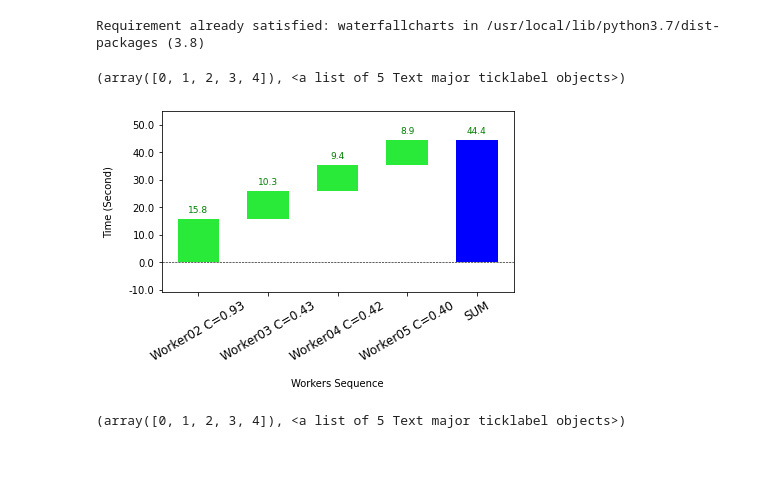
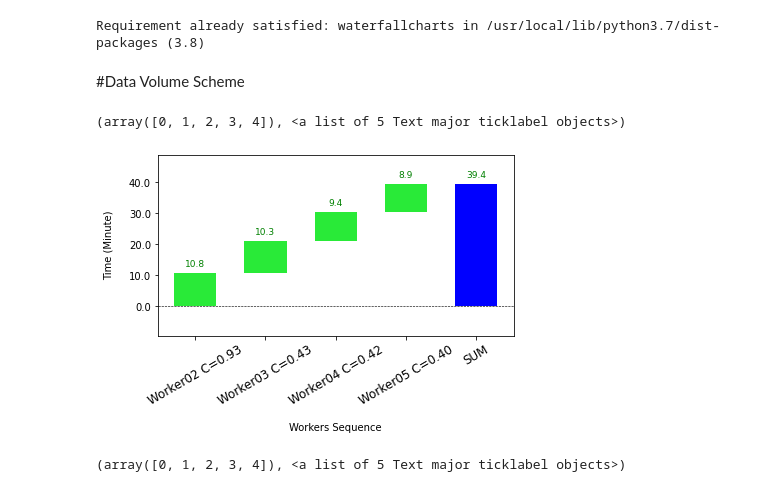
Before and after one commit to gibsonx/CE888, a Jupyter notebook: Duration_Calculate.ipynb, the cells around one changed output. Saved outputs shown, nothing was run; the diff lists cells and outputs as text; code cells hidden in the pictures; blank space fills up the shorter version.

```diff
--- a/Duration_Calculate.ipynb
+++ b/Duration_Calculate.ipynb
@@ -8,15 +8,17 @@ Requirement already satisfied: waterfallcharts in /usr/local/lib/python3.7/dist-
 import matplotlib.pyplot as plt
 import waterfall_chart
 from matplotlib import transforms
+# %% [markdown]
+#Data Volume Scheme
 # %%
 #Data Perfered
 a = ['Worker02 C=0.93','Worker03 C=0.43','Worker04 C=0.42','Worker05 C=0.40']
-b = [15.8,10.3,9.4,8.9]
-waterfall_chart.plot(a, b,sorted_value=True,net_label='SUM',threshold=0.5,y_lab="Time (Second)",x_lab="Workers Sequence",blue_color="blue")
+b = [10.8,10.3,9.4,8.9]
+waterfall_chart.plot(a, b,net_label='SUM',threshold=0.5,y_lab="Time (Minute)",x_lab="Workers Sequence",blue_color="blue")
 plt.xticks(fontsize=12)
 # %% [output]
 (array([0, 1, 2, 3, 4]), <a list of 5 Text major ticklabel objects>)
-[figure, old version]
+[figure, new version]
 # %%
 a = ['Worker05','Worker04','Worker05','Worker04']
 b = [9.4,8.9,9.4,8.9]
```
Also changed, not shown: parts of 6 cells of this notebook.
